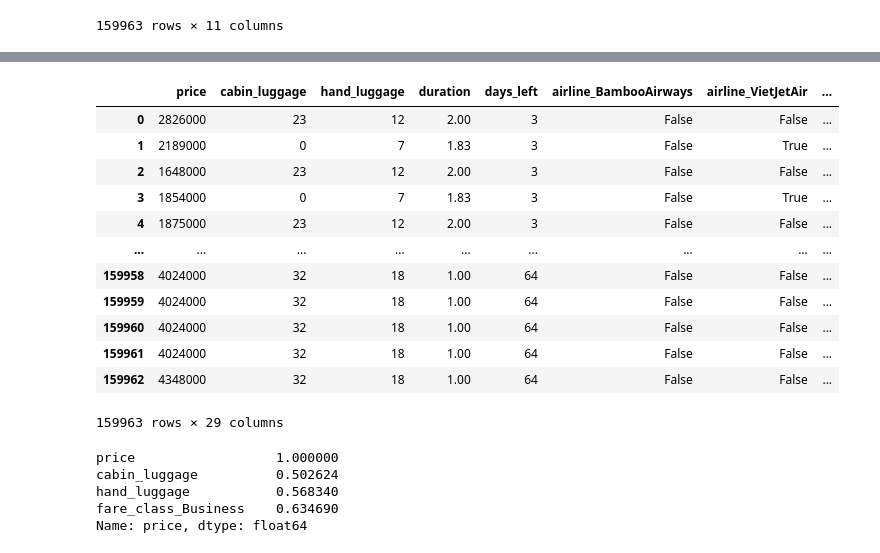
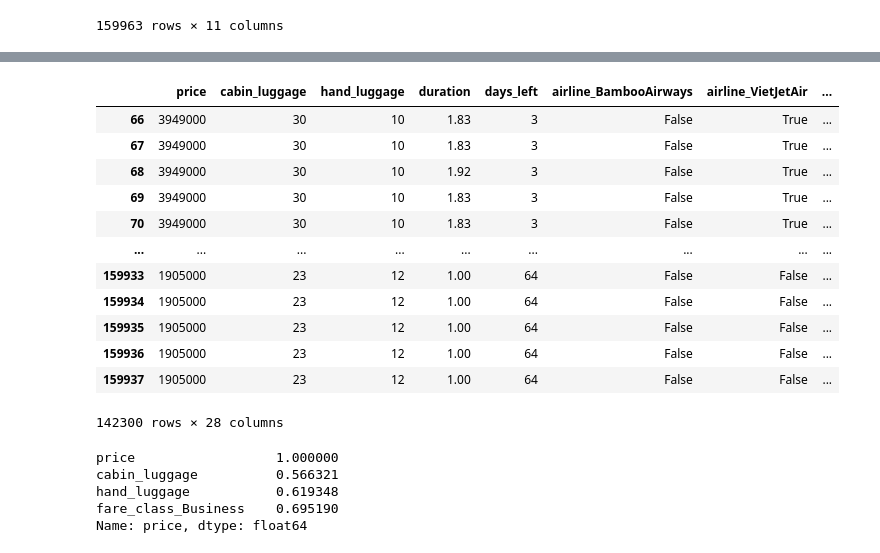
Before and after one commit to hairfann/airfare-prediction, a Jupyter notebook: data_cleaner.ipynb, the cells around one changed output, grey strips where cells are left out. Cells and saved outputs as stored; diff of their text form; code cells hidden in the pictures.

```diff
--- a/data_cleaner.ipynb
+++ b/data_cleaner.ipynb
@@ -195,0 +177,18 @@ flights.groupby(['src', 'dest'])['price'].describe()
+# %%
+business_flights = flights[flights['fare_class'] == 'Business']
+
+# Remove outliers based on IQR
+Q1 = business_flights['price'].quantile(0.25)
+Q3 = business_flights['price'].quantile(0.75)
+IQR = Q3 - Q1
+business_flights = business_flights[(business_flights['price'] >= Q1 - 1.5 * IQR) & (business_flights['price'] <= Q3 + 1.5 * IQR)]
+
+#point plot
+plt.figure(figsize=(10,6))
+plt.xticks(rotation=45)
+plt.title("Price of Business Class Flights")
+plt.xlabel("Airline")
+plt.ylabel("Price")
+plt.grid()
+plt.plot(business_flights['airline'], business_flights['price'], 'ro')
+plt.show()
@@ -195,0 +197,20 @@ flights.groupby(['src', 'dest'])['price'].describe()
+# %%
+economy_flights = flights[flights['fare_class'] == 'Economy']
+
+# Remove outliers based on IQR
+Q1 = economy_flights['price'].quantile(0.25)
+Q3 = economy_flights['price'].quantile(0.75)
+IQR = Q3 - Q1
+economy_flights = economy_flights[(economy_flights['price'] >= Q1 - 1.5 * IQR) & (economy_flights['price'] <= Q3 + 1.5 * IQR)]
+
+#point plot
+plt.figure(figsize=(10,6))
+plt.xticks(rotation=45)
+plt.title("Price of Business Class Flights")
+plt.xlabel("Airline")
+plt.ylabel("Price")
+plt.grid()
+plt.plot(economy_flights['airline'], economy_flights['price'], 'ro')
+plt.show()
+
+merged = pd.concat([business_flights, economy_flights])
@@ -196,28 +219,28 @@ flights.groupby(['src', 'dest'])['price'].describe()
 # %%
-flights_enc = pd.get_dummies(flights, drop_first=False)
+flights_enc = pd.get_dummies(merged, drop_first=False)
 flights_enc
 # %% [output]
 |  | price | cabin_luggage | hand_luggage | duration | days_left | airline_BambooAirways | airline_VietJetAir | ... |
-| 0 | 2826000 | 23 | 12 | 2.00 | 3 | False | False | ... |
-| 1 | 2189000 | 0 | 7 | 1.83 | 3 | False | True | ... |
-| 2 | 1648000 | 23 | 12 | 2.00 | 3 | False | False | ... |
-| 3 | 1854000 | 0 | 7 | 1.83 | 3 | False | True | ... |
-| 4 | 1875000 | 23 | 12 | 2.00 | 3 | False | False | ... |
+| 66 | 3949000 | 30 | 10 | 1.83 | 3 | False | True | ... |
+| 67 | 3949000 | 30 | 10 | 1.83 | 3 | False | True | ... |
+| 68 | 3949000 | 30 | 10 | 1.92 | 3 | False | True | ... |
+| 69 | 3949000 | 30 | 10 | 1.83 | 3 | False | True | ... |
+| 70 | 3949000 | 30 | 10 | 1.83 | 3 | False | True | ... |
 | ... | ... | ... | ... | ... | ... | ... | ... | ... |
-| 159958 | 4024000 | 32 | 18 | 1.00 | 64 | False | False | ... |
-| 159959 | 4024000 | 32 | 18 | 1.00 | 64 | False | False | ... |
-| 159960 | 4024000 | 32 | 18 | 1.00 | 64 | False | False | ... |
-| 159961 | 4024000 | 32 | 18 | 1.00 | 64 | False | False | ... |
-| 159962 | 4348000 | 32 | 18 | 1.00 | 64 | False | False | ... |
+| 159933 | 1905000 | 23 | 12 | 1.00 | 64 | False | False | ... |
+| 159934 | 1905000 | 23 | 12 | 1.00 | 64 | False | False | ... |
+| 159935 | 1905000 | 23 | 12 | 1.00 | 64 | False | False | ... |
+| 159936 | 1905000 | 23 | 12 | 1.00 | 64 | False | False | ... |
+| 159937 | 1905000 | 23 | 12 | 1.00 | 64 | False | False | ... |
-159963 rows × 29 columns
+142300 rows × 28 columns
 # %%
 # get correlation matrix between economic class and price
 flights_enc.corr()['price'][flights_enc.corr()['price'] > 0.5]
 # %% [output]
 price                  1.000000
-cabin_luggage          0.502624
-hand_luggage           0.568340
-fare_class_Business    0.634690
+cabin_luggage          0.566321
+hand_luggage           0.619348
+fare_class_Business    0.695190
 Name: price, dtype: float64
 # %%
 import seaborn as sns
```
Also changed, not shown: parts of 15 cells of this notebook.
